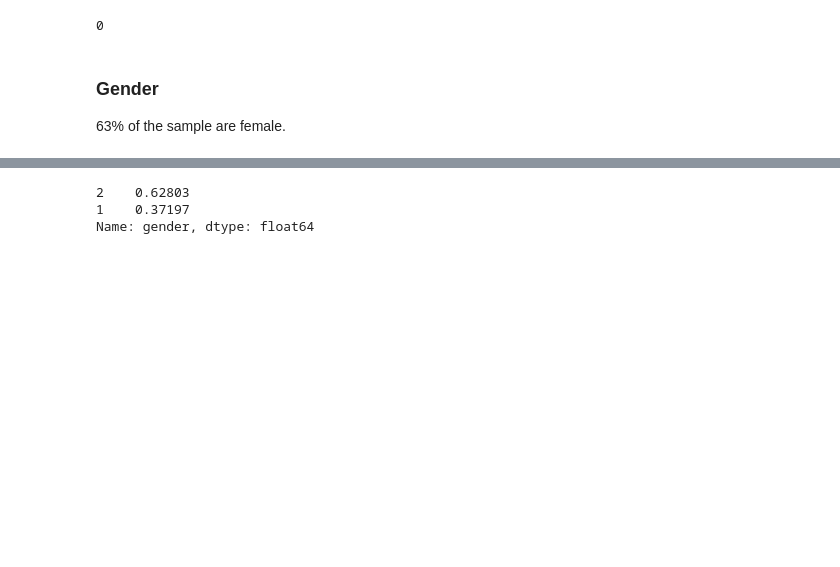
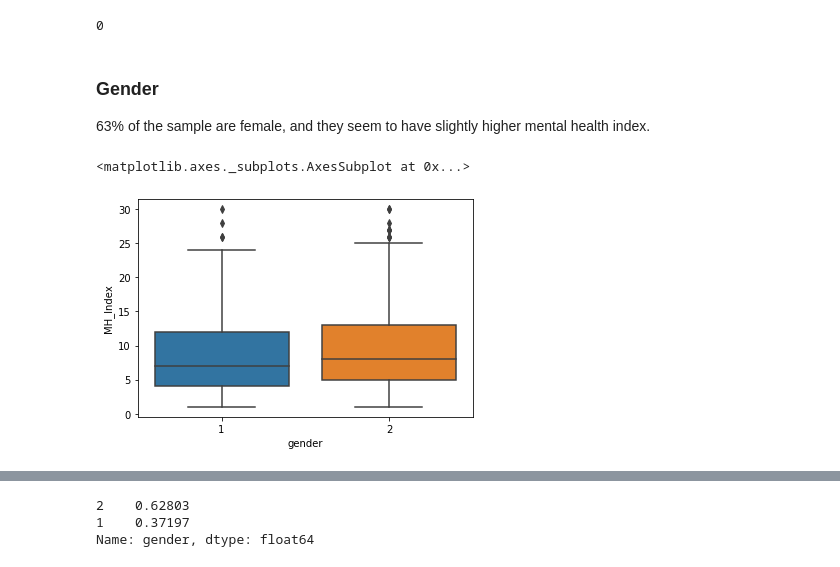
Before and after one commit to stereopickle/mental_health_index, a Jupyter notebook: 001.Linear_Regression_NHANES_data.ipynb, the cells around one changed output, grey strips where cells are left out. Cells and saved outputs as stored; diff of their text form; code cells hidden in the pictures; blank space fills up the shorter version.

```diff
--- a/001.Linear_Regression_NHANES_data.ipynb
+++ b/001.Linear_Regression_NHANES_data.ipynb
@@ -235,4 +281,4 @@ select_df.age.isnull().sum()
 0
 # %% [markdown]
 ### Gender
-63% of the sample are female.
+63% of the sample are female, and they seem to have slightly higher mental health index.
@@ -239,3 +288,8 @@ select_df.age.isnull().sum()
+# %%
+sns.boxplot(x="gender", y="MH_Index", data=select_df)
+# %% [output]
+<matplotlib.axes._subplots.AxesSubplot at 0x...>
+[figure, added]
 # %%
 select_df.age[select_df.gender == 1].plot(kind = 'hist', bins = 30, alpha = 0.7, label = "M")
 select_df.age[select_df.gender == 2].plot(kind = 'hist', bins = 30, alpha = 0.3, label = "F")
```
Also changed, not shown: parts of 116 cells of this notebook.
